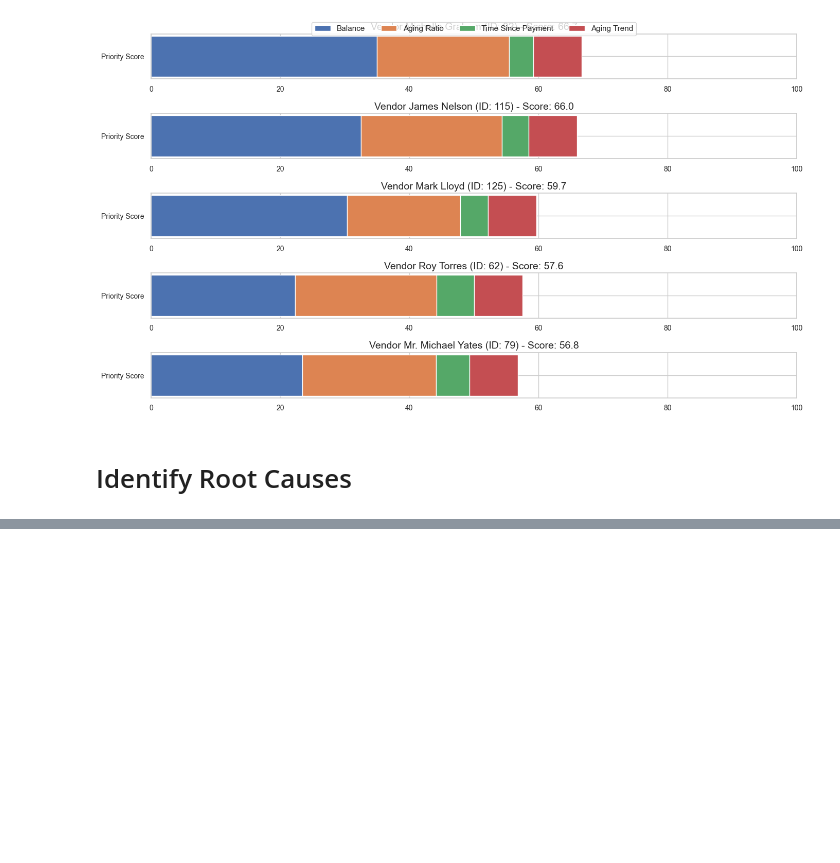
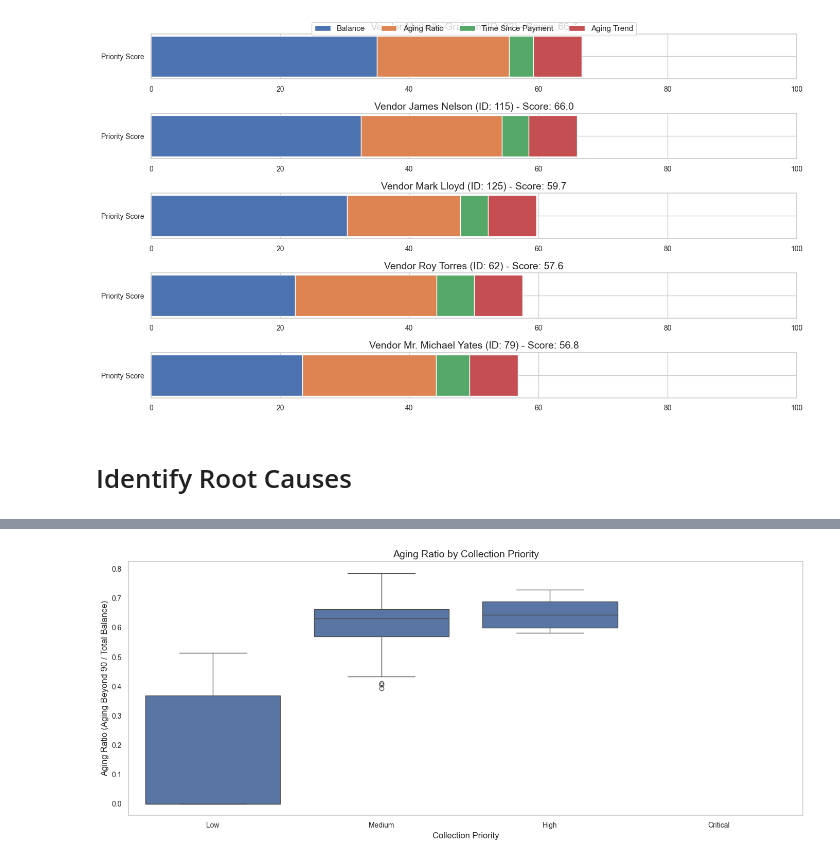
Before and after one commit to josephazar/FnO-DataScience, a Jupyter notebook: vendorAging/decision_support.ipynb, the cells around one changed output, grey strips where cells are left out. Cells and saved outputs as stored; diff of their text form; code cells hidden in the pictures; blank space fills up the shorter version.

```diff
--- a/vendorAging/decision_support.ipynb
+++ b/vendorAging/decision_support.ipynb
@@ -514,0 +728,13 @@ Key factors contributing to aging issues:
+# %%
+# Create a visualization of aging ratio by priority
+plt.figure(figsize=(14, 6))
+sns.boxplot(x='Collection_Priority', y='Aging_Ratio', data=recommendations_df,
+           order=['Low', 'Medium', 'High', 'Critical'])
+plt.title('Aging Ratio by Collection Priority')
+plt.xlabel('Collection Priority')
+plt.ylabel('Aging Ratio (Aging Beyond 90 / Total Balance)')
+plt.grid(axis='y')
+plt.tight_layout()
+plt.show()
+# %% [output]
+[figure, added]
```
Also changed, not shown: parts of 14 cells of this notebook, 1 other file.
